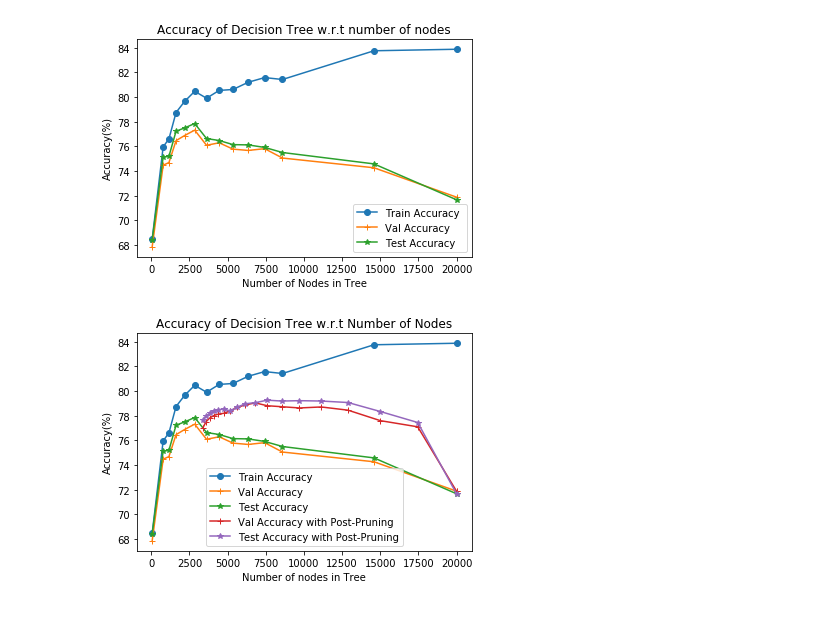
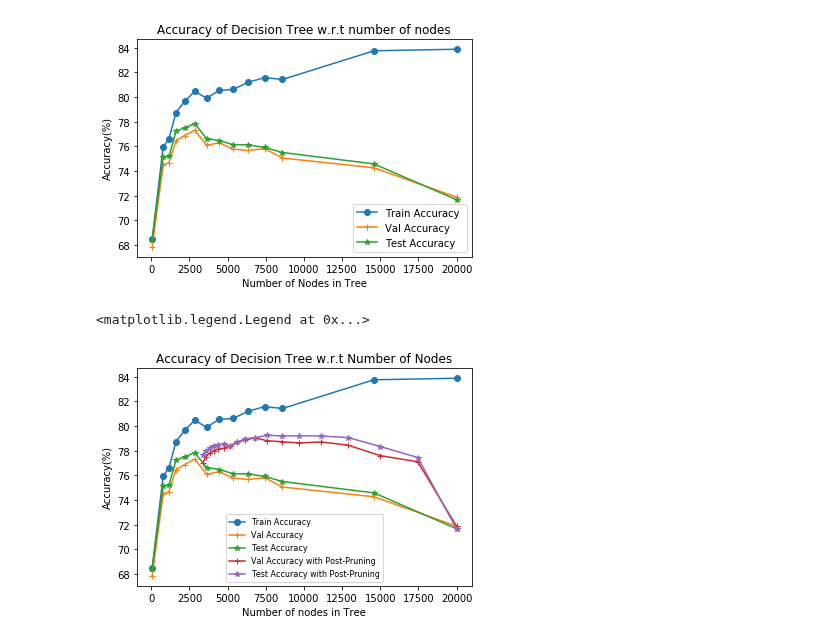
Before and after one commit to agarwal-ayushi/Machine-Learning-Assignments, a Jupyter notebook: Assignment3/partA/ques1a_multiDepth.ipynb, the cells around one changed output. Saved outputs shown, nothing was run; the diff lists cells and outputs as text; code cells hidden in the pictures.

```diff
--- a/Assignment3/partA/ques1a_multiDepth.ipynb
+++ b/Assignment3/partA/ques1a_multiDepth.ipynb
@@ -238,21 +239,33 @@ nodes = []
 time_taken = []
 train_acc=[]; val_acc= []; test_acc = []
 
+## Set this for making the depth as a hyperparameter to the growTree function to see the accuracy
+## while the tree grows.
 depth = [5, 10, 11, 12, 13, 14, 15, 16, 17, 18, 19, 20, 25, float("inf")]
+
+## Set this for growing Full Tree
+
+#depth = [float("inf")]
 
 for d in depth:
     start = time.time()
     num_nodes = 0
     root = Tree()
+    print("Building Tree with depth = {}".format(d))
     root.buildTree(X_train.A, train_class, None, 0, d)
+    with open('trees/tree_%s.csv' % d, 'wb') as f:
+        pickle.dump(root,f)
     time_taken.append(time.time() - start)
+    print("Time taken to build the tree of depth {} is = {} sec".format(d, time_taken[-1]))
     nodes.append(num_nodes)
     trainA, valA, testA = root.tree.calc_accuracy(X_train.A, train_class, X_valid.A, valid_class, X_test.A, test_class)
     train_acc.append(trainA)
     val_acc.append(valA)
     test_acc.append(testA)
-    print(num_nodes, train_acc[-1], val_acc[-1], test_acc[-1])
+    print("The number of nodes added is = {} ".format(nodes[-1]-nodes[-2]))
+    print("The Train, Val and Test Accuracy achieved on this Tree = {:2.3f}%,{:2.3f}%,{:2.3f}%".format(train_acc[-1], val_acc[-1], test_acc[-1]))
 
+full_tree = copy.deepcopy(root)
 #root = growTree(X_train.A, train_class, 0, 8)
 #print("Time Taken to grow tree = ", time.time() - start)
 # %% [output]
@@ -309,22 +320,23 @@ test_prune =  [71.67, 77.45, 78.34, 79.07, 79.19, 79.22, 79.19, 79.26, 79.06, 78
 # %%
 %matplotlib inline
 import matplotlib.pyplot as plt
 
 plt.plot(nodes, train_acc, marker='o', label='Train Accuracy ')
 plt.plot(nodes, val_acc, marker='+', label='Val Accuracy')
 plt.plot(nodes, test_acc, marker='*', label='Test Accuracy')
 
-#plt.plot(prune, train_prune, marker='o', label='Train Accuracy ')
+#plt.plot(prune, train_prune, marker='o', c='y', label='Train Accuracy ')
 plt.plot(prune, val_prune, marker='+', label='Val Accuracy with Post-Pruning')
 plt.plot(prune, test_prune, marker='*', label='Test Accuracy with Post-Pruning')
 plt.xlabel("Number of nodes in Tree")
 plt.ylabel("Accuracy(%)")
 plt.title("Accuracy of Decision Tree w.r.t Number of Nodes")
 #plt.arrow(18000, 0.73, 15, 0.11, length_includes_head=True, head_width=0.001, head_length=0.0011)
 
 #plt.plot(prune, depth)
-plt.legend(fontsize=)
-plt.savefig("plots/depth_accuracy_withPrune.png", dpi=1000, bbox_inches='tight')
-#plt.show()
+plt.legend(fontsize=8)
+#plt.savefig("plots/depth_accuracy_withPrune.png", dpi=1000, bbox_inches='tight')
+plt.show()
 # %% [output]
+<matplotlib.legend.Legend at 0x...>
-[figure, old version]
+[figure, new version]
```
Also changed, not shown: parts of 10 cells of this notebook, 4 other files.
